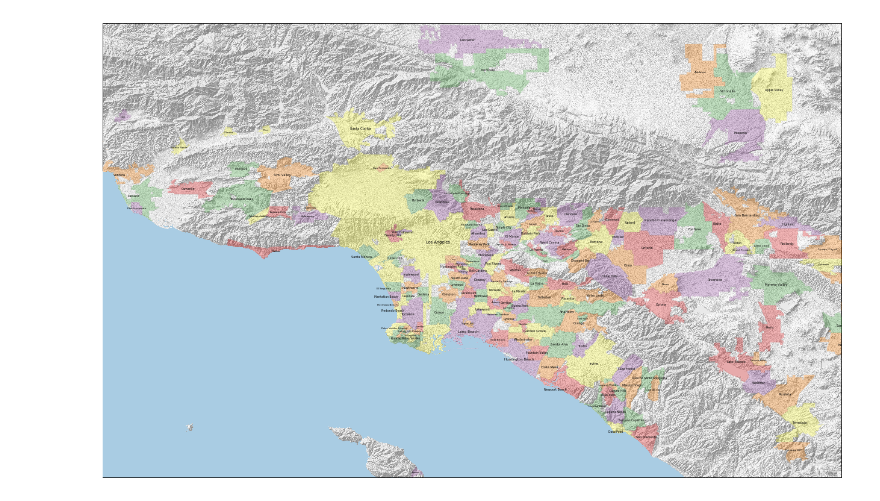
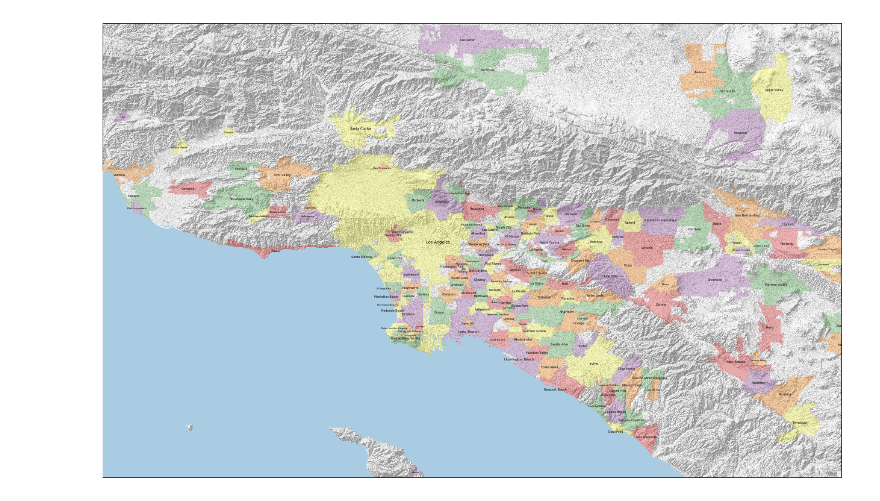
Before and after one commit to peterkagey/mapping_california, a Jupyter notebook: mapping_socal.ipynb, the cells around one changed output. Cells and saved outputs as stored; diff of their text form; code cells hidden in the pictures.

```diff
--- a/mapping_socal.ipynb
+++ b/mapping_socal.ipynb
@@ -86,38 +86,38 @@ srtm_extent=[-120.0001389, -116.9998611, 32.9998611, 35.0001389]
 ax.imshow(intensity, cmap='gist_gray', alpha=0.5, origin='upper', extent=srtm_extent, zorder=0)
 
 # Duplicated cities or non-cities that we should skip.
-skip = ['Covina (City of)', b'La Ca\xf1ada Flintridge', 'Leisure Village', 'Sunset Beach']
+skip = ['Covina (City of)', b'La Ca\xf1ada Flintridge', 'Leisure Village', 'Sunset Beach', 'Piru', 'Rainbow CDP']
 cities = set()
 for record in records:
     name = record.attributes['name']
     geometry = record.geometry
     if name == '' or name in cities or name in skip:
         continue
     cities.add(name)
     ax.add_geometries([geometry], ccrs.PlateCarree(),
                       alpha=0.3, color=colormap[name],
                       edgecolor='k', lw=0.1, zorder=5)
     # If the population is in the population map (as it is for most cities),
     # assign the font size to the log of the population
     if population.get(name):
         size = np.log10(population[name]) if population[name] > 0 else 1
     else:
         size = np.log10(10000)
     # Compute the x and y position of the labels, considering the tweaks dictionary
     x = geometry.centroid.x
     y = geometry.centroid.y
     if tweaks.get(name):
         x += tweaks[name][0]
         y += tweaks[name][1]
     ax.text(x, y, name, fontsize=size, zorder=20, clip_on=True,
             ha='center', va='center', transform=ccrs.PlateCarree())
 
 #Make a pure blue colormap, and plot the water mask
 cm = LinearSegmentedColormap.from_list('water', [(169/255, 204/255, 227/255),(169/255, 204/255, 227/255)])
 ax.imshow(water, cmap=cm, origin='upper', alpha=1.0, extent=srtm_extent, zorder=10)
 
 # Save at a high resolution
 plt.savefig('la_cities.png', dpi=600, bbox_inches='tight')
 plt.show()
 # %% [output]
-[figure, old version]
+[figure, new version]
```
Also changed, not shown: 1 other file.
